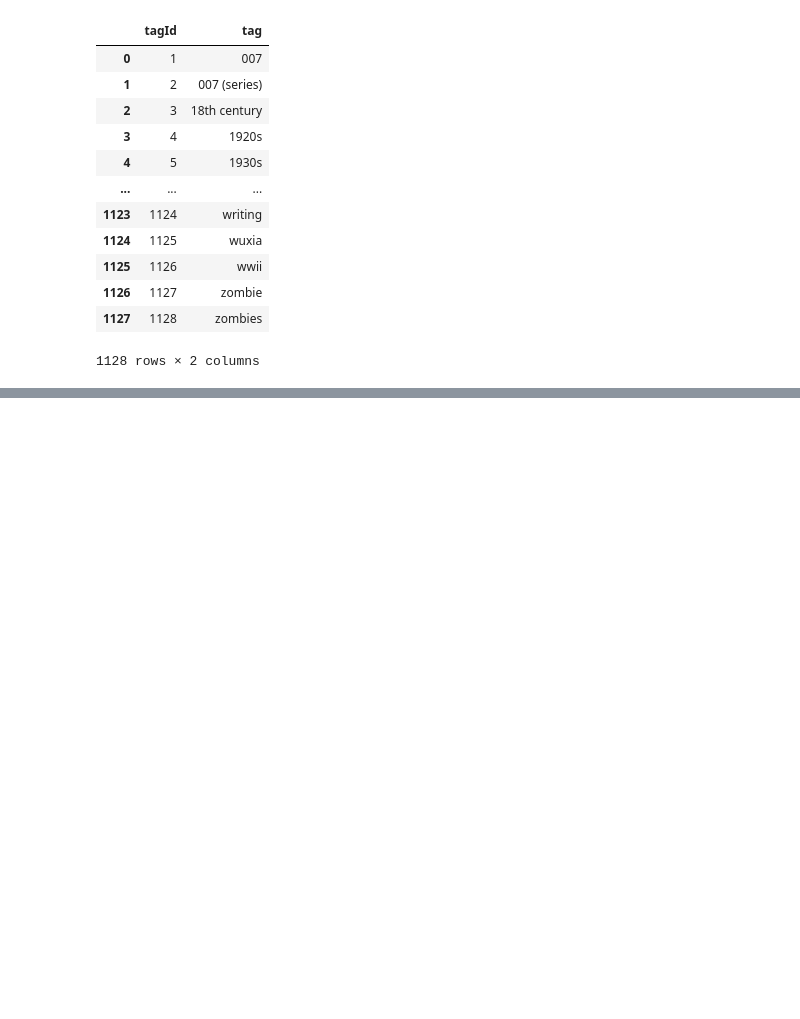
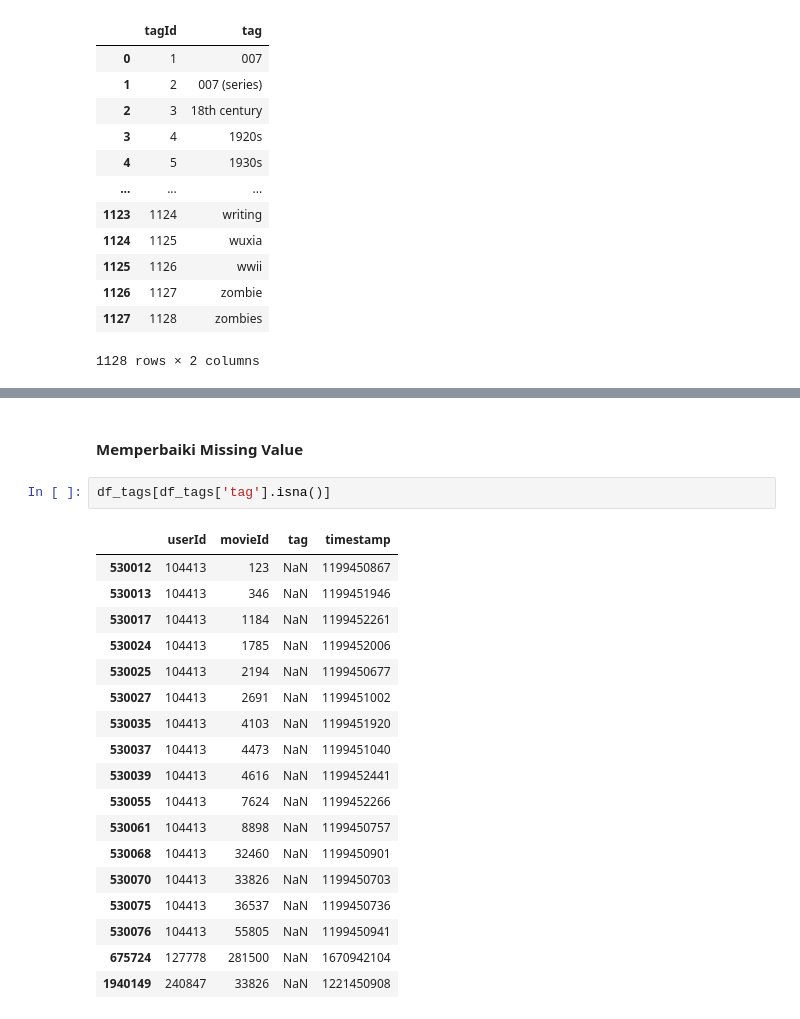
Before and after one commit to mausneg/Movie-Lens-Recommendation-System, a Jupyter notebook: submission.ipynb, the cells around one changed output, grey strips where cells are left out. Saved outputs shown, nothing was run; the diff lists cells and outputs as text; blank space fills up the shorter version.

```diff
--- a/submission.ipynb
+++ b/submission.ipynb
@@ -89,0 +260,23 @@ df_genome_tags
+# %% [markdown]
+#### Memperbaiki Missing Value
+# %%
+df_tags[df_tags['tag'].isna()]
+# %% [output]
+|  | userId | movieId | tag | timestamp |
+| 530012 | 104413 | 123 | NaN | 1199450867 |
+| 530013 | 104413 | 346 | NaN | 1199451946 |
+| 530017 | 104413 | 1184 | NaN | 1199452261 |
+| 530024 | 104413 | 1785 | NaN | 1199452006 |
+| 530025 | 104413 | 2194 | NaN | 1199450677 |
+| 530027 | 104413 | 2691 | NaN | 1199451002 |
+| 530035 | 104413 | 4103 | NaN | 1199451920 |
+| 530037 | 104413 | 4473 | NaN | 1199451040 |
+| 530039 | 104413 | 4616 | NaN | 1199452441 |
+| 530055 | 104413 | 7624 | NaN | 1199452266 |
+| 530061 | 104413 | 8898 | NaN | 1199450757 |
+| 530068 | 104413 | 32460 | NaN | 1199450901 |
+| 530070 | 104413 | 33826 | NaN | 1199450703 |
+| 530075 | 104413 | 36537 | NaN | 1199450736 |
+| 530076 | 104413 | 55805 | NaN | 1199450941 |
+| 675724 | 127778 | 281500 | NaN | 1670942104 |
+| 1940149 | 240847 | 33826 | NaN | 1221450908 |
```
Also changed, not shown: parts of 28 cells of this notebook.
